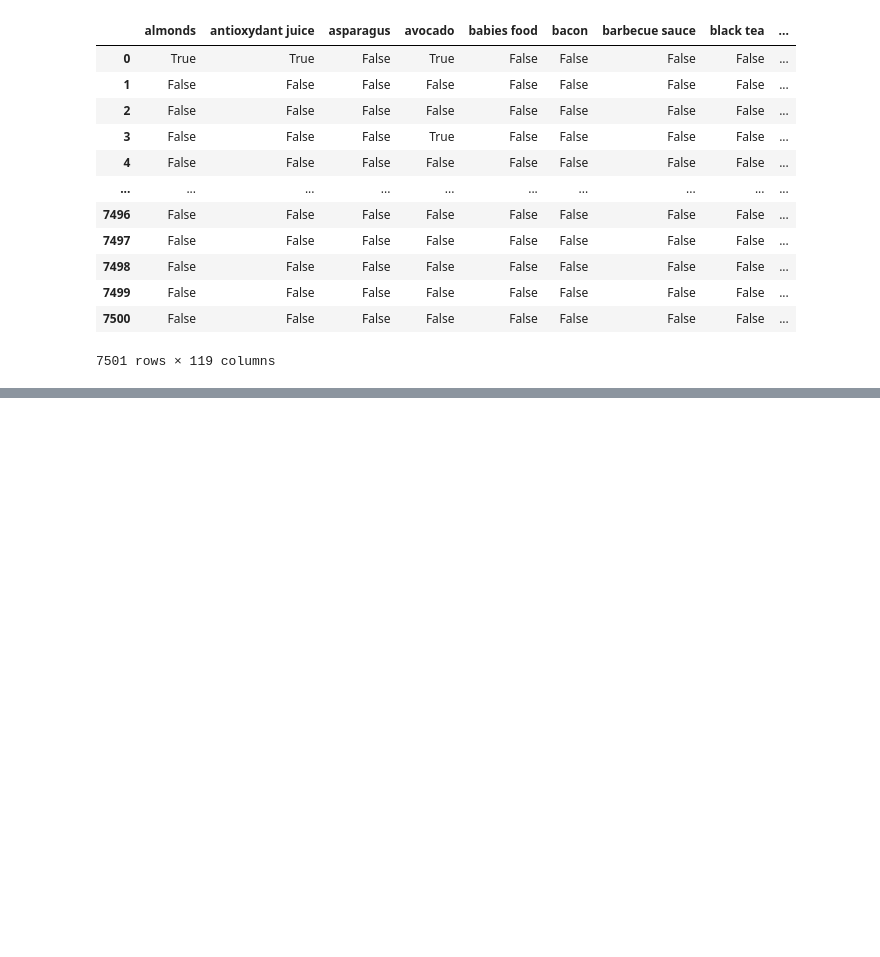
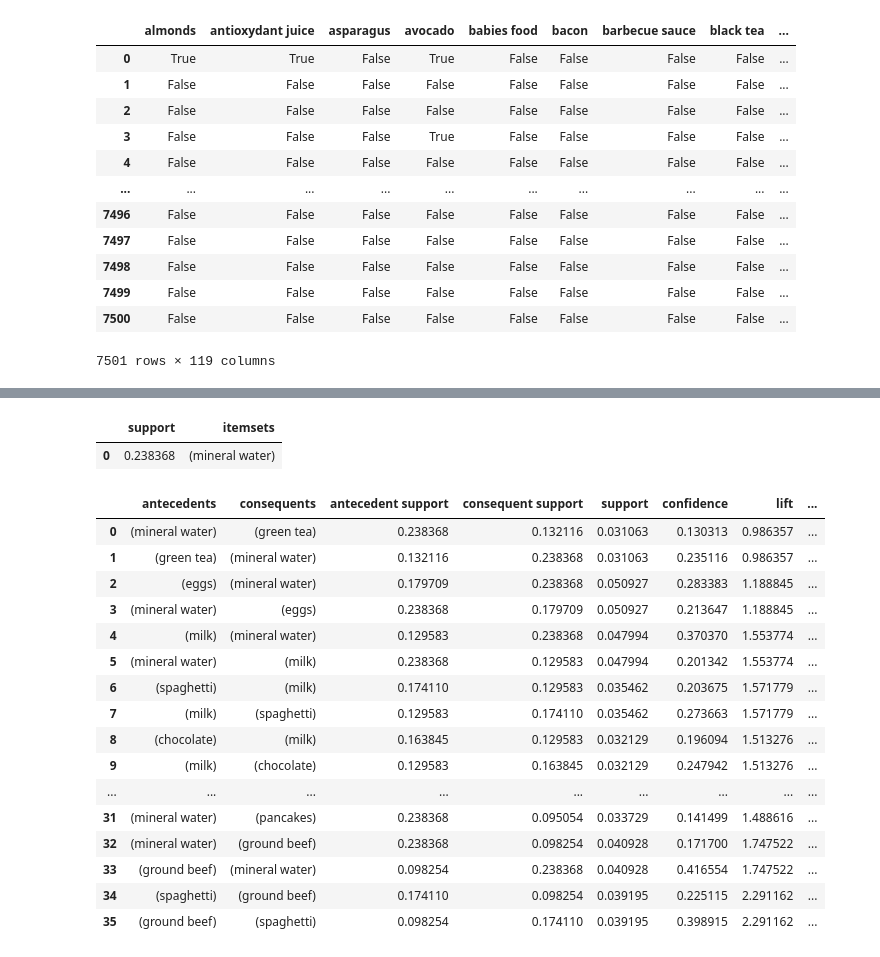
Before and after one commit to nnrtgt/dma1, a Jupyter notebook: 199DataMiningAssignment.ipynb, the cells around one changed output, grey strips where cells are left out. Cells and saved outputs as stored; diff of their text form; code cells hidden in the pictures; blank space fills up the shorter version.

```diff
--- a/199DataMiningAssignment.ipynb
+++ b/199DataMiningAssignment.ipynb
@@ -258,0 +296,29 @@ df
+# %%
+fpgrowth(df, min_support=0.23, use_colnames=True)
+# %% [output]
+|  | support | itemsets |
+| 0 | 0.238368 | (mineral water) |
+# %%
+frequent_itemsets = fpgrowth(df, min_support=0.03, use_colnames=True)
+
+from mlxtend.frequent_patterns import association_rules
+
+association_rules(frequent_itemsets, metric="confidence", min_threshold=0.03)
+# %% [output]
+|  | antecedents | consequents | antecedent support | consequent support | support | confidence | lift | ... |
+| 0 | (mineral water) | (green tea) | 0.238368 | 0.132116 | 0.031063 | 0.130313 | 0.986357 | ... |
+| 1 | (green tea) | (mineral water) | 0.132116 | 0.238368 | 0.031063 | 0.235116 | 0.986357 | ... |
+| 2 | (eggs) | (mineral water) | 0.179709 | 0.238368 | 0.050927 | 0.283383 | 1.188845 | ... |
+| 3 | (mineral water) | (eggs) | 0.238368 | 0.179709 | 0.050927 | 0.213647 | 1.188845 | ... |
+| 4 | (milk) | (mineral water) | 0.129583 | 0.238368 | 0.047994 | 0.370370 | 1.553774 | ... |
+| 5 | (mineral water) | (milk) | 0.238368 | 0.129583 | 0.047994 | 0.201342 | 1.553774 | ... |
+| 6 | (spaghetti) | (milk) | 0.174110 | 0.129583 | 0.035462 | 0.203675 | 1.571779 | ... |
+| 7 | (milk) | (spaghetti) | 0.129583 | 0.174110 | 0.035462 | 0.273663 | 1.571779 | ... |
+| 8 | (chocolate) | (milk) | 0.163845 | 0.129583 | 0.032129 | 0.196094 | 1.513276 | ... |
+| 9 | (milk) | (chocolate) | 0.129583 | 0.163845 | 0.032129 | 0.247942 | 1.513276 | ... |
+| ... | ... | ... | ... | ... | ... | ... | ... | ... |
+| 31 | (mineral water) | (pancakes) | 0.238368 | 0.095054 | 0.033729 | 0.141499 | 1.488616 | ... |
+| 32 | (mineral water) | (ground beef) | 0.238368 | 0.098254 | 0.040928 | 0.171700 | 1.747522 | ... |
+| 33 | (ground beef) | (mineral water) | 0.098254 | 0.238368 | 0.040928 | 0.416554 | 1.747522 | ... |
+| 34 | (spaghetti) | (ground beef) | 0.174110 | 0.098254 | 0.039195 | 0.225115 | 2.291162 | ... |
+| 35 | (ground beef) | (spaghetti) | 0.098254 | 0.174110 | 0.039195 | 0.398915 | 2.291162 | ... |
```
Also changed, not shown: parts of 10 cells of this notebook.
